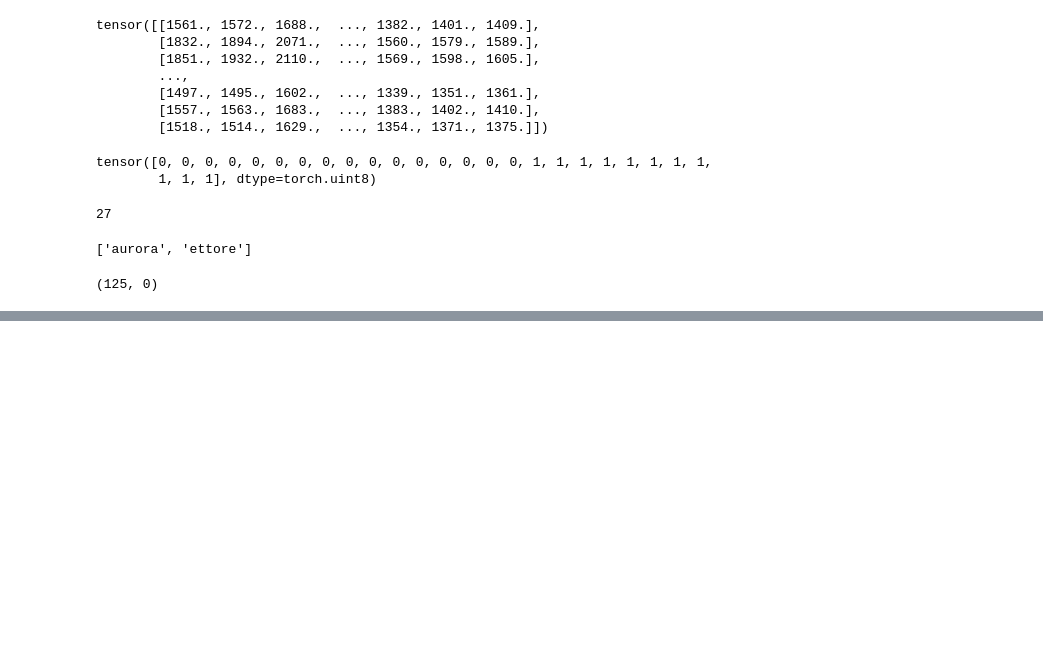
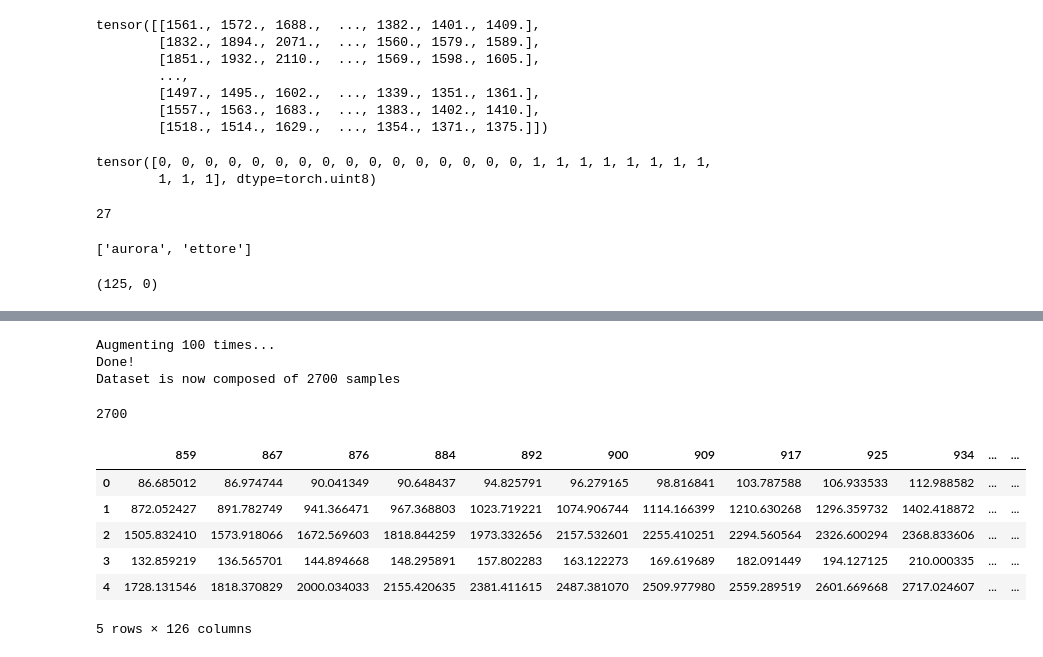
Before and after one commit to e-candeloro/NIRDataGenerator, a Jupyter notebook: example_nir.ipynb, the cells around one changed output, grey strips where cells are left out. Saved outputs shown, nothing was run; the diff lists cells and outputs as text; code cells hidden in the pictures; blank space fills up the shorter version.

```diff
--- a/example_nir.ipynb
+++ b/example_nir.ipynb
@@ -287,0 +358,8 @@ for data in aug_batch_samples:
+# %%
+iterated_aug_data = NIR_DATA.augment_n_times(iterations=100)
+len(iterated_aug_data)
+# %% [output]
+Augmenting 100 times...
+Done!
+Dataset is now composed of 2700 samples
+2700
@@ -287,0 +368,11 @@ for data in aug_batch_samples:
+# %%
+aug_data = pd.read_csv('data/test_data_augmented.csv', index_col=0)
+aug_data.head()
+# %% [output]
+|  | 859 | 867 | 876 | 884 | 892 | 900 | 909 | 917 | 925 | 934 | ... | ... |
+| 0 | 86.685012 | 86.974744 | 90.041349 | 90.648437 | 94.825791 | 96.279165 | 98.816841 | 103.787588 | 106.933533 | 112.988582 | ... | ... |
+| 1 | 872.052427 | 891.782749 | 941.366471 | 967.368803 | 1023.719221 | 1074.906744 | 1114.166399 | 1210.630268 | 1296.359732 | 1402.418872 | ... | ... |
+| 2 | 1505.832410 | 1573.918066 | 1672.569603 | 1818.844259 | 1973.332656 | 2157.532601 | 2255.410251 | 2294.560564 | 2326.600294 | 2368.833606 | ... | ... |
+| 3 | 132.859219 | 136.565701 | 144.894668 | 148.295891 | 157.802283 | 163.122273 | 169.619689 | 182.091449 | 194.127125 | 210.000335 | ... | ... |
+| 4 | 1728.131546 | 1818.370829 | 2000.034033 | 2155.420635 | 2381.411615 | 2487.381070 | 2509.977980 | 2559.289519 | 2601.669668 | 2717.024607 | ... | ... |
+5 rows × 126 columns
```
Also changed, not shown: parts of 11 cells of this notebook, 1 other file.
